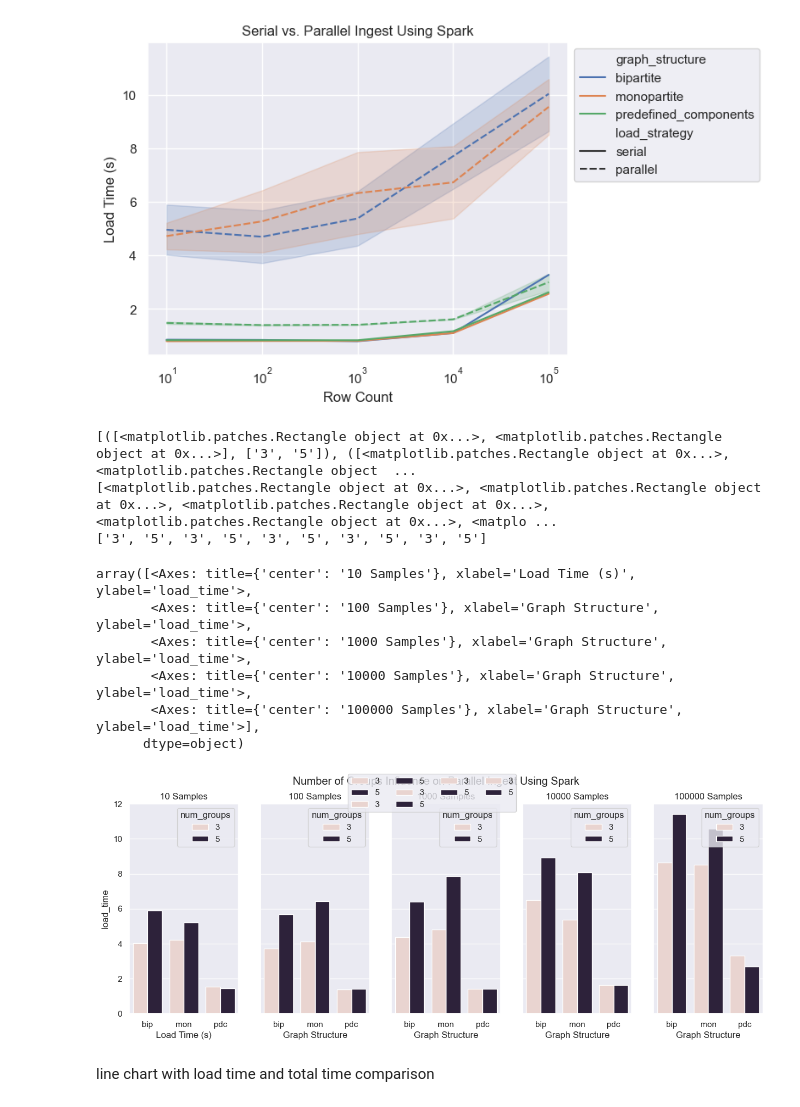
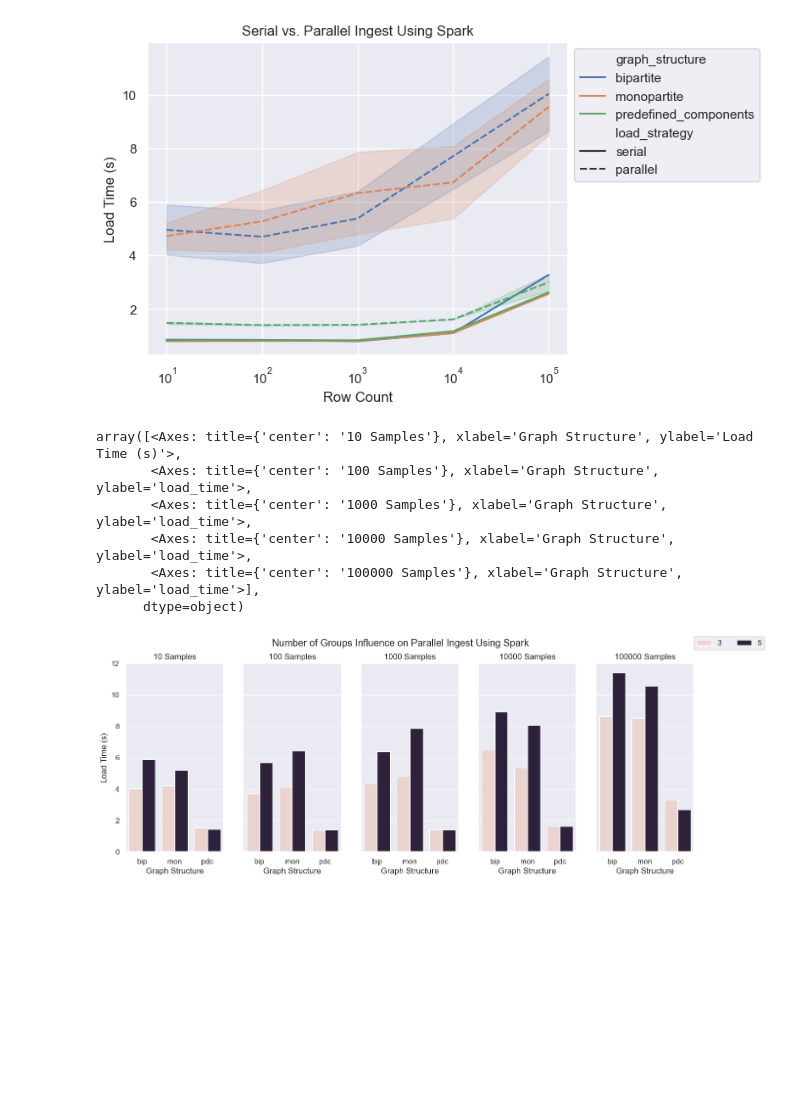
Before and after one commit to neo4j-field/neo4j-parallel-spark-loader, a Jupyter notebook: benchmarking/analyze_results.ipynb, the cells around one changed output. Cells and saved outputs as stored; diff of their text form; code cells hidden in the pictures; blank space fills up the shorter version.

Commit message:
run benchmarks for v0.2.4 and create more visuals

```diff
--- a/benchmarking/analyze_results.ipynb
+++ b/benchmarking/analyze_results.ipynb
@@ -6,5 +9,5 @@ from benchmarking.utils.analyze import load_results_data
 # %%
-data = load_results_data(package_version="v0.2.2")
+data = load_results_data(package_version="v0.2.4")
 # %%
 data.head()
 # %% [output]
@@ -20,17 +23,12 @@ create_row_count_v_time_line_plot(data)
 <Axes: title={'center': 'Serial vs. Parallel Ingest Using Spark'}, xlabel='Row Count', ylabel='Load Time (s)'>
 [figure]
 # %%
-create_num_groups_v_time_line_plot(data)
+create_num_groups_v_time_line_plot(data, "load_time")
 # %% [output]
-[([<matplotlib.patches.Rectangle object at 0x...>, <matplotlib.patches.Rectangle object at 0x...>], ['3', '5']), ([<matplotlib.patches.Rectangle object at 0x...>, <matplotlib.patches.Rectangle object  ...
-[<matplotlib.patches.Rectangle object at 0x...>, <matplotlib.patches.Rectangle object at 0x...>, <matplotlib.patches.Rectangle object at 0x...>, <matplotlib.patches.Rectangle object at 0x...>, <matplo ...
-['3', '5', '3', '5', '3', '5', '3', '5', '3', '5']
+array([<Axes: title={'center': '10 Samples'}, xlabel='Graph Structure', ylabel='Load Time (s)'>,
+       <Axes: title={'center': '100 Samples'}, xlabel='Graph Structure', ylabel='load_time'>,
+       <Axes: title={'center': '1000 Samples'}, xlabel='Graph Structure', ylabel='load_time'>,
+       <Axes: title={'center': '10000 Samples'}, xlabel='Graph Structure', ylabel='load_time'>,
+       <Axes: title={'center': '100000 Samples'}, xlabel='Graph Structure', ylabel='load_time'>],
+      dtype=object)
-array([<Axes: title={'center': '10 Samples'}, xlabel='Load Time (s)', ylabel='load_time'>,
-       <Axes: title={'center': '100 Samples'}, xlabel='Graph Structure', ylabel='load_time'>,
-       <Axes: title={'center': '1000 Samples'}, xlabel='Graph Structure', ylabel='load_time'>,
-       <Axes: title={'center': '10000 Samples'}, xlabel='Graph Structure', ylabel='load_time'>,
-       <Axes: title={'center': '100000 Samples'}, xlabel='Graph Structure', ylabel='load_time'>],
-      dtype=object)
-[figure, old version]
+[figure, new version]
-# %% [markdown]
-line chart with load time and total time comparison
```
Also changed, not shown: parts of 4 cells of this notebook, 7 other files.
